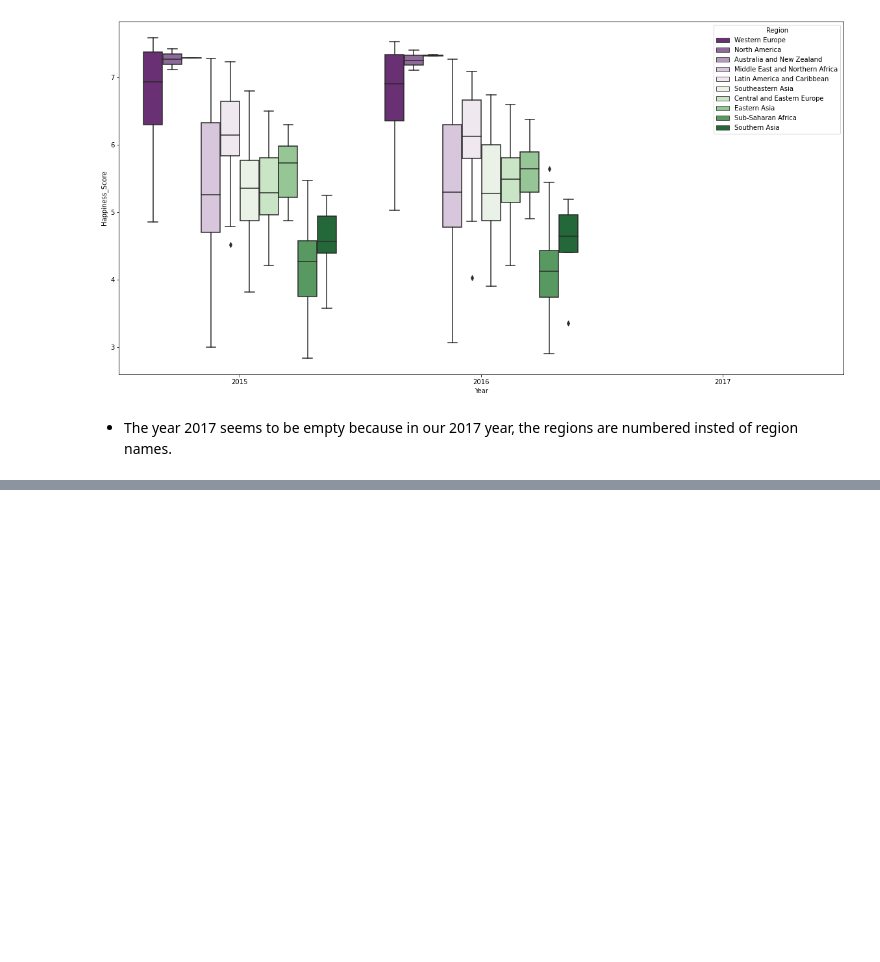
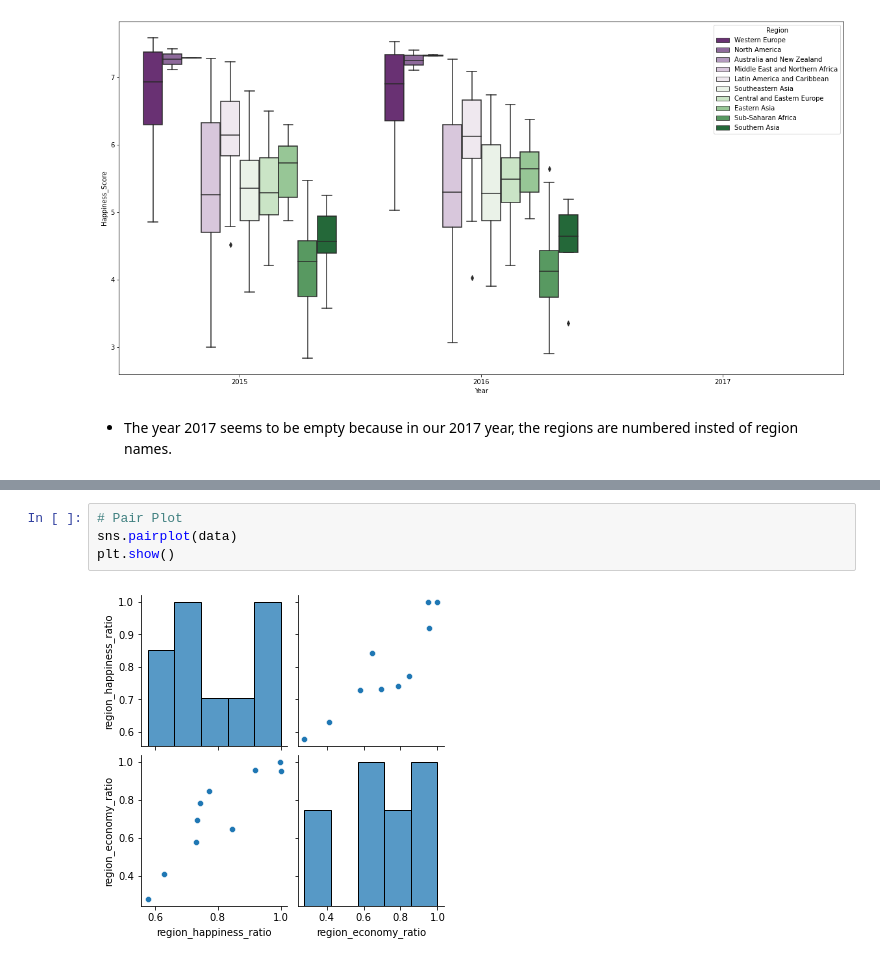
Before and after one commit to ApurbaKumarMajumder/Machine-Learning, a Jupyter notebook: Models/World_Happiness_Report_Data_Compilation.ipynb, the cells around one changed output, grey strips where cells are left out. Cells and saved outputs as stored; diff of their text form; blank space fills up the shorter version.

```diff
--- a/Models/World_Happiness_Report_Data_Compilation.ipynb
+++ b/Models/World_Happiness_Report_Data_Compilation.ipynb
@@ -378,0 +395,6 @@ plt.show()
+# %%
+# Pair Plot
+sns.pairplot(data)
+plt.show()
+# %% [output]
+[figure, added]
```
Also changed, not shown: parts of 7 cells of this notebook, 1 other file.
